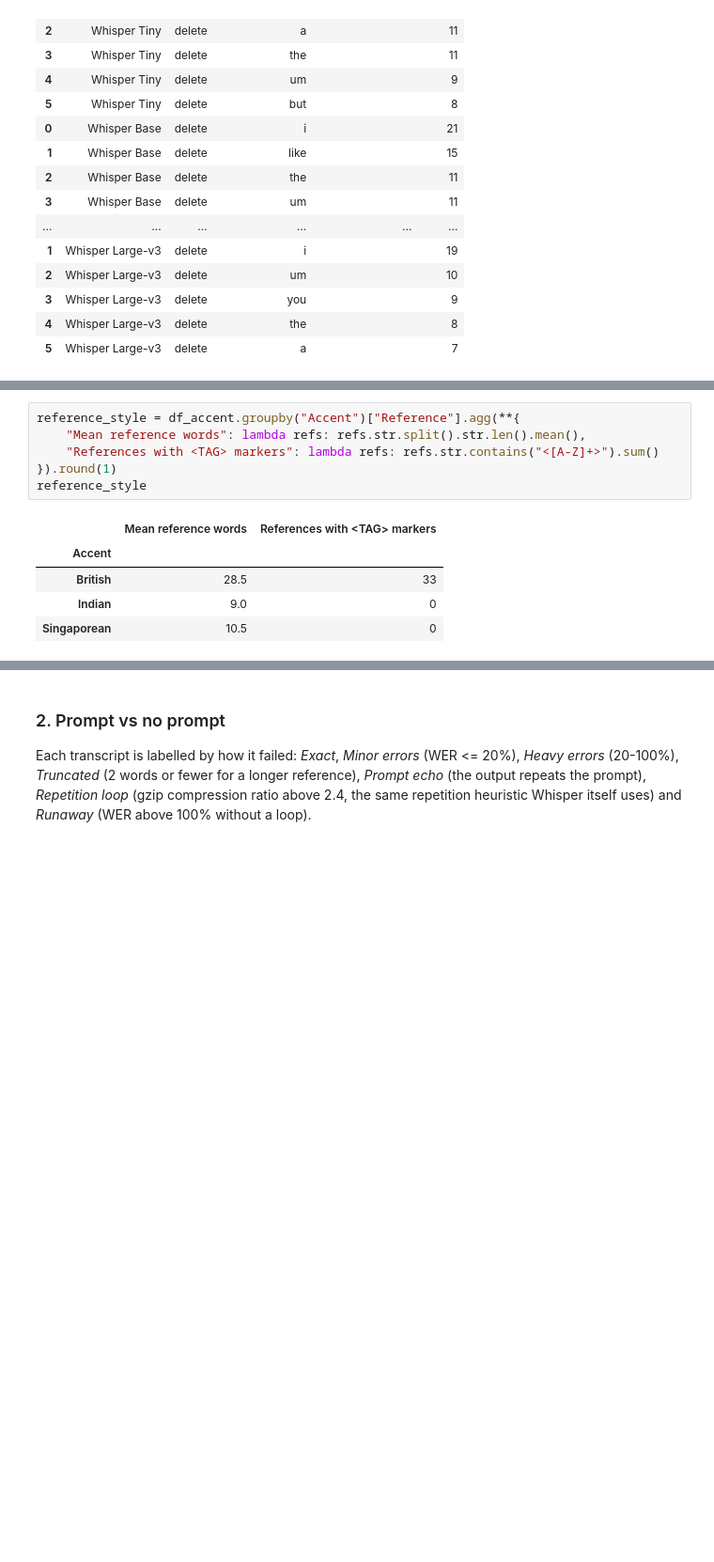
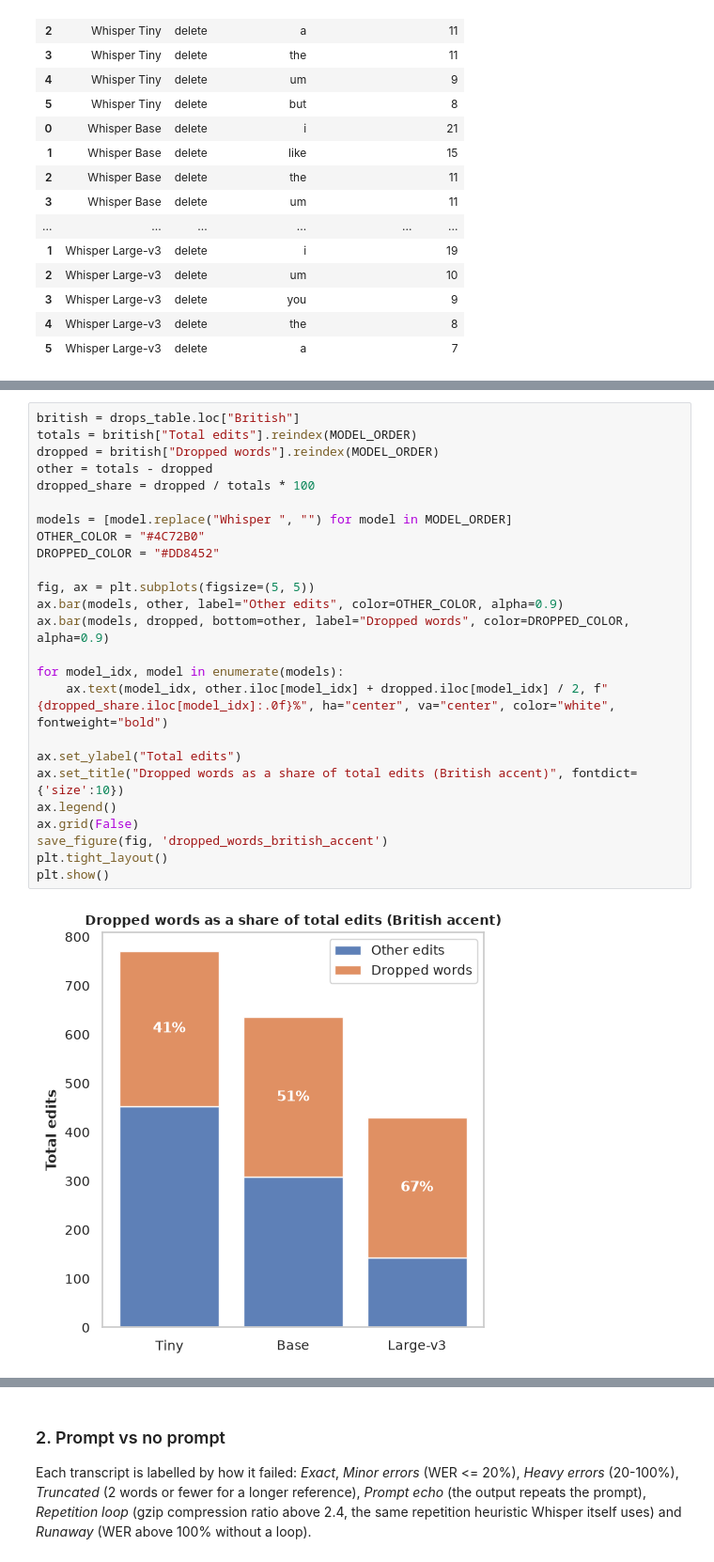
Before and after one commit to finnlimjc/AI-Systems-Evaluation, a Jupyter notebook: notebooks/results_analysis.ipynb, the cells around one changed output, grey strips where cells are left out. Shown at 94% size. Cells and saved outputs as stored; diff of their text form; blank space fills up the shorter version.

```diff
--- a/notebooks/results_analysis.ipynb
+++ b/notebooks/results_analysis.ipynb
@@ -252,17 +278,32 @@ drops_table
 | British | 770 | 635 | 430 | 316 | 327 | 287 |
 | Indian | 195 | 167 | 63 | 10 | 21 | 2 |
 | Singaporean | 275 | 205 | 82 | 24 | 14 | 9 |
-# %%
-reference_style = df_accent.groupby("Accent")["Reference"].agg(**{
-    "Mean reference words": lambda refs: refs.str.split().str.len().mean(),
-    "References with <TAG> markers": lambda refs: refs.str.contains("<[A-Z]+>").sum()
-}).round(1)
-reference_style
-# %% [output]
-|  | Mean reference words | References with <TAG> markers |
-| Accent |  |  |
-| British | 28.5 | 33 |
-| Indian | 9.0 | 0 |
-| Singaporean | 10.5 | 0 |
+# %%
+british = drops_table.loc["British"]
+totals = british["Total edits"].reindex(MODEL_ORDER)
+dropped = british["Dropped words"].reindex(MODEL_ORDER)
+other = totals - dropped
+dropped_share = dropped / totals * 100
+
+models = [model.replace("Whisper ", "") for model in MODEL_ORDER]
+OTHER_COLOR = "#4C72B0"
+DROPPED_COLOR = "#DD8452"
+
+fig, ax = plt.subplots(figsize=(5, 5))
+ax.bar(models, other, label="Other edits", color=OTHER_COLOR, alpha=0.9)
+ax.bar(models, dropped, bottom=other, label="Dropped words", color=DROPPED_COLOR, alpha=0.9)
+
+for model_idx, model in enumerate(models):
+    ax.text(model_idx, other.iloc[model_idx] + dropped.iloc[model_idx] / 2, f"{dropped_share.iloc[model_idx]:.0f}%", ha="center", va="center", color="white", fontweight="bold")
+
+ax.set_ylabel("Total edits")
+ax.set_title("Dropped words as a share of total edits (British accent)", fontdict={'size':10})
+ax.legend()
+ax.grid(False)
+save_figure(fig, 'dropped_words_british_accent')
+plt.tight_layout()
+plt.show()
+# %% [output]
+[figure, added]
 # %%
 hard_base = pd.concat([pick_examples(df_typical, model, "Base WER (%)", 2) for model in MODEL_ORDER])
```
Also changed, not shown: parts of 34 cells of this notebook, 2 other files.
